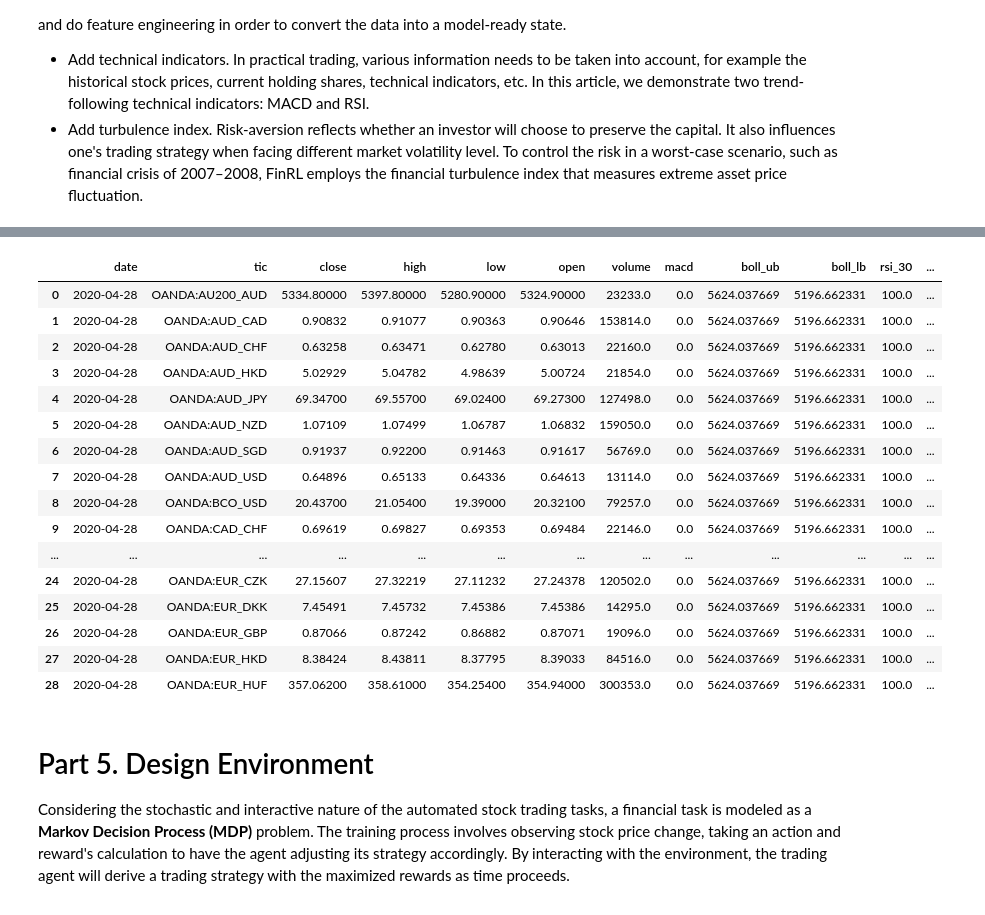
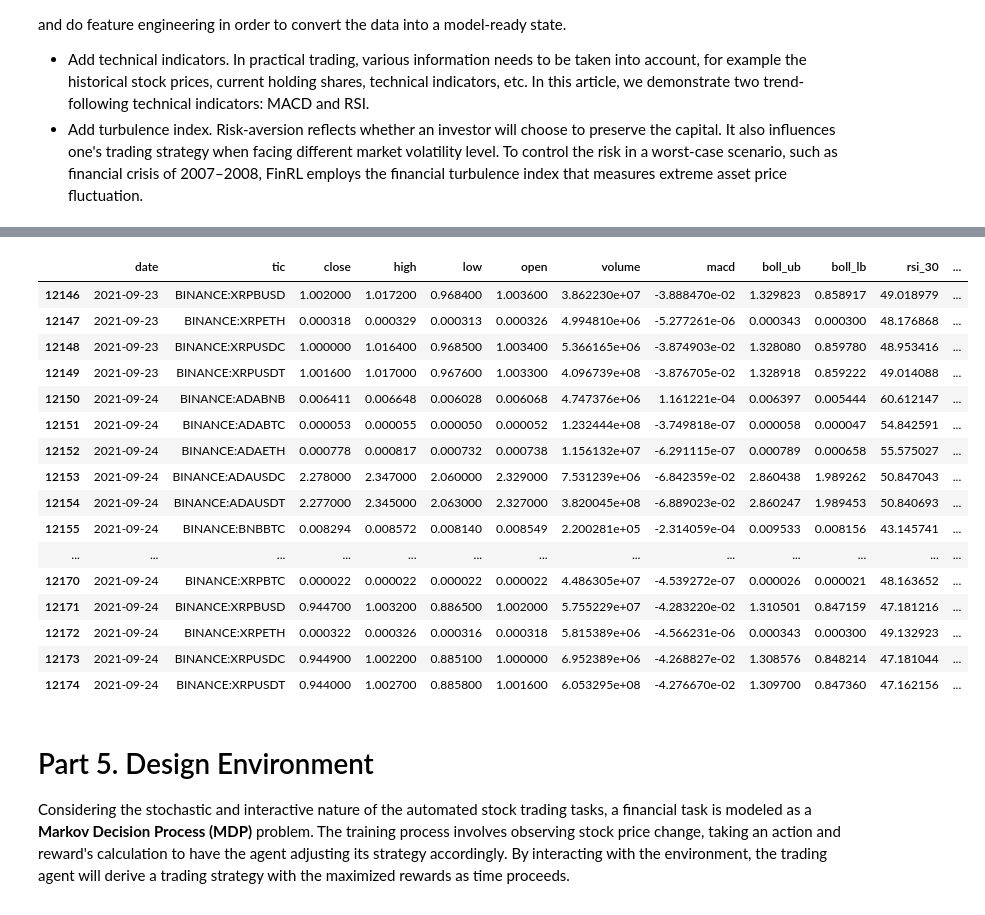
Before and after one commit to mohammad-bornosi/FinRL, a Jupyter notebook: FinRL_StockTrading_NeurIPS_2018.ipynb, the cells around one changed output, grey strips where cells are left out. Saved outputs shown, nothing was run; the diff lists cells and outputs as text; code cells hidden in the pictures.

Commit message:
train on different dataset and visualizing

```diff
--- a/FinRL_StockTrading_NeurIPS_2018.ipynb
+++ b/FinRL_StockTrading_NeurIPS_2018.ipynb
@@ -113,6 +119,21 @@ import itertools
 # %% [markdown]
 <a id='1.4'></a>
 ## 2.4. Create Folders
+# %%
+root_path = 'MARKETS'
+from finrl import config
+from finrl import config_tickers
+import os
+from finrl.main import check_and_make_directories
+
+CHOOSEN_MARKET = 'Crypto_market'
+
+DATA_SAVE_DIR = os.path.join(root_path, CHOOSEN_MARKET, 'DATASET')
+TRAINED_MODEL_DIR = os.path.join(root_path, CHOOSEN_MARKET, 'TRAINED_MODEL_DIR')
+TENSORBOARD_LOG_DIR = os.path.join(root_path, CHOOSEN_MARKET, 'TENSORBOARD_LOG_DIR')
+RESULTS_DIR = os.path.join(root_path, CHOOSEN_MARKET, 'RESULTS_DIR')
+
+check_and_make_directories([DATA_SAVE_DIR, TRAINED_MODEL_DIR, TENSORBOARD_LOG_DIR, RESULTS_DIR])
 # %% [markdown]
 # Part 3: Download Data
 # %% [markdown]
@@ -373,10 +405,11 @@ napi.download_dataset("v4/train.parquet", "train.parquet")
+# %%
+data = pd.read_csv(os.path.join(DATA_SAVE_DIR,'sp500.csv'))
+data.drop(columns={'Unnamed: 0'}, inplace= True)
 # %% [markdown]
 # Part 4: Preprocess Data
 Data preprocessing is a crucial step for training a high quality machine learning model. We need to check for missing data and do feature engineering in order to convert the data into a model-ready state.
 * Add technical indicators. In practical trading, various information needs to be taken into account, for example the historical stock prices, current holding shares, technical indicators, etc. In this article, we demonstrate two trend-following technical indicators: MACD and RSI.
 * Add turbulence index. Risk-aversion reflects whether an investor will choose to preserve the capital. It also influences one's trading strategy when facing different market volatility level. To control the risk in a worst-case scenario, such as financial crisis of 2007–2008, FinRL employs the financial turbulence index that measures extreme asset price fluctuation.
-# %%
-data = forex_market_dataset.copy()
 # %%
 fe = FeatureEngineer(
                     use_technical_indicator = True,
@@ -413,25 +467,25 @@ processed_full = processed_full.sort_values(['date','tic'])
 
 processed_full = processed_full.fillna(0)
 # %%
-processed_full.sort_values(['date','tic'],ignore_index=True).head(29)
+processed_full.sort_values(['date','tic'],ignore_index=True).tail(29)
 # %% [output]
 |  | date | tic | close | high | low | open | volume | macd | boll_ub | boll_lb | rsi_30 | ... |
-| 0 | 2020-04-28 | OANDA:AU200_AUD | 5334.80000 | 5397.80000 | 5280.90000 | 5324.90000 | 23233.0 | 0.0 | 5624.037669 | 5196.662331 | 100.0 | ... |
-| 1 | 2020-04-28 | OANDA:AUD_CAD | 0.90832 | 0.91077 | 0.90363 | 0.90646 | 153814.0 | 0.0 | 5624.037669 | 5196.662331 | 100.0 | ... |
-| 2 | 2020-04-28 | OANDA:AUD_CHF | 0.63258 | 0.63471 | 0.62780 | 0.63013 | 22160.0 | 0.0 | 5624.037669 | 5196.662331 | 100.0 | ... |
-| 3 | 2020-04-28 | OANDA:AUD_HKD | 5.02929 | 5.04782 | 4.98639 | 5.00724 | 21854.0 | 0.0 | 5624.037669 | 5196.662331 | 100.0 | ... |
-| 4 | 2020-04-28 | OANDA:AUD_JPY | 69.34700 | 69.55700 | 69.02400 | 69.27300 | 127498.0 | 0.0 | 5624.037669 | 5196.662331 | 100.0 | ... |
-| 5 | 2020-04-28 | OANDA:AUD_NZD | 1.07109 | 1.07499 | 1.06787 | 1.06832 | 159050.0 | 0.0 | 5624.037669 | 5196.662331 | 100.0 | ... |
-| 6 | 2020-04-28 | OANDA:AUD_SGD | 0.91937 | 0.92200 | 0.91463 | 0.91617 | 56769.0 | 0.0 | 5624.037669 | 5196.662331 | 100.0 | ... |
-| 7 | 2020-04-28 | OANDA:AUD_USD | 0.64896 | 0.65133 | 0.64336 | 0.64613 | 13114.0 | 0.0 | 5624.037669 | 5196.662331 | 100.0 | ... |
-| 8 | 2020-04-28 | OANDA:BCO_USD | 20.43700 | 21.05400 | 19.39000 | 20.32100 | 79257.0 | 0.0 | 5624.037669 | 5196.662331 | 100.0 | ... |
-| 9 | 2020-04-28 | OANDA:CAD_CHF | 0.69619 | 0.69827 | 0.69353 | 0.69484 | 22146.0 | 0.0 | 5624.037669 | 5196.662331 | 100.0 | ... |
+| 12146 | 2021-09-23 | BINANCE:XRPBUSD | 1.002000 | 1.017200 | 0.968400 | 1.003600 | 3.862230e+07 | -3.888470e-02 | 1.329823 | 0.858917 | 49.018979 | ... |
+| 12147 | 2021-09-23 | BINANCE:XRPETH | 0.000318 | 0.000329 | 0.000313 | 0.000326 | 4.994810e+06 | -5.277261e-06 | 0.000343 | 0.000300 | 48.176868 | ... |
+| 12148 | 2021-09-23 | BINANCE:XRPUSDC | 1.000000 | 1.016400 | 0.968500 | 1.003400 | 5.366165e+06 | -3.874903e-02 | 1.328080 | 0.859780 | 48.953416 | ... |
+| 12149 | 2021-09-23 | BINANCE:XRPUSDT | 1.001600 | 1.017000 | 0.967600 | 1.003300 | 4.096739e+08 | -3.876705e-02 | 1.328918 | 0.859222 | 49.014088 | ... |
+| 12150 | 2021-09-24 | BINANCE:ADABNB | 0.006411 | 0.006648 | 0.006028 | 0.006068 | 4.747376e+06 | 1.161221e-04 | 0.006397 | 0.005444 | 60.612147 | ... |
+| 12151 | 2021-09-24 | BINANCE:ADABTC | 0.000053 | 0.000055 | 0.000050 | 0.000052 | 1.232444e+08 | -3.749818e-07 | 0.000058 | 0.000047 | 54.842591 | ... |
+| 12152 | 2021-09-24 | BINANCE:ADAETH | 0.000778 | 0.000817 | 0.000732 | 0.000738 | 1.156132e+07 | -6.291115e-07 | 0.000789 | 0.000658 | 55.575027 | ... |
+| 12153 | 2021-09-24 | BINANCE:ADAUSDC | 2.278000 | 2.347000 | 2.060000 | 2.329000 | 7.531239e+06 | -6.842359e-02 | 2.860438 | 1.989262 | 50.847043 | ... |
+| 12154 | 2021-09-24 | BINANCE:ADAUSDT | 2.277000 | 2.345000 | 2.063000 | 2.327000 | 3.820045e+08 | -6.889023e-02 | 2.860247 | 1.989453 | 50.840693 | ... |
+| 12155 | 2021-09-24 | BINANCE:BNBBTC | 0.008294 | 0.008572 | 0.008140 | 0.008549 | 2.200281e+05 | -2.314059e-04 | 0.009533 | 0.008156 | 43.145741 | ... |
 | ... | ... | ... | ... | ... | ... | ... | ... | ... | ... | ... | ... | ... |
-| 24 | 2020-04-28 | OANDA:EUR_CZK | 27.15607 | 27.32219 | 27.11232 | 27.24378 | 120502.0 | 0.0 | 5624.037669 | 5196.662331 | 100.0 | ... |
-| 25 | 2020-04-28 | OANDA:EUR_DKK | 7.45491 | 7.45732 | 7.45386 | 7.45386 | 14295.0 | 0.0 | 5624.037669 | 5196.662331 | 100.0 | ... |
-| 26 | 2020-04-28 | OANDA:EUR_GBP | 0.87066 | 0.87242 | 0.86882 | 0.87071 | 19096.0 | 0.0 | 5624.037669 | 5196.662331 | 100.0 | ... |
-| 27 | 2020-04-28 | OANDA:EUR_HKD | 8.38424 | 8.43811 | 8.37795 | 8.39033 | 84516.0 | 0.0 | 5624.037669 | 5196.662331 | 100.0 | ... |
-| 28 | 2020-04-28 | OANDA:EUR_HUF | 357.06200 | 358.61000 | 354.25400 | 354.94000 | 300353.0 | 0.0 | 5624.037669 | 5196.662331 | 100.0 | ... |
+| 12170 | 2021-09-24 | BINANCE:XRPBTC | 0.000022 | 0.000022 | 0.000022 | 0.000022 | 4.486305e+07 | -4.539272e-07 | 0.000026 | 0.000021 | 48.163652 | ... |
+| 12171 | 2021-09-24 | BINANCE:XRPBUSD | 0.944700 | 1.003200 | 0.886500 | 1.002000 | 5.755229e+07 | -4.283220e-02 | 1.310501 | 0.847159 | 47.181216 | ... |
+| 12172 | 2021-09-24 | BINANCE:XRPETH | 0.000322 | 0.000326 | 0.000316 | 0.000318 | 5.815389e+06 | -4.566231e-06 | 0.000343 | 0.000300 | 49.132923 | ... |
+| 12173 | 2021-09-24 | BINANCE:XRPUSDC | 0.944900 | 1.002200 | 0.885100 | 1.000000 | 6.952389e+06 | -4.268827e-02 | 1.308576 | 0.848214 | 47.181044 | ... |
+| 12174 | 2021-09-24 | BINANCE:XRPUSDT | 0.944000 | 1.002700 | 0.885800 | 1.001600 | 6.053295e+08 | -4.276670e-02 | 1.309700 | 0.847360 | 47.162156 | ... |
 # %% [markdown]
 <a id='4'></a>
 # Part 5. Design Environment
```
Also changed, not shown: parts of 106 cells of this notebook, 20 other files.
